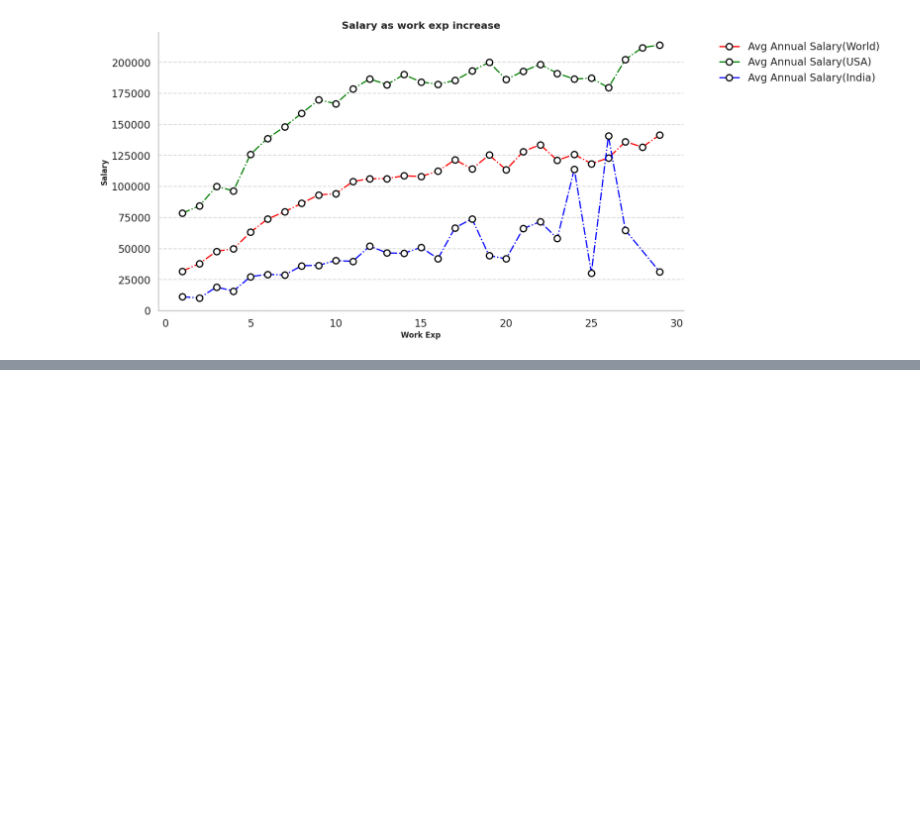
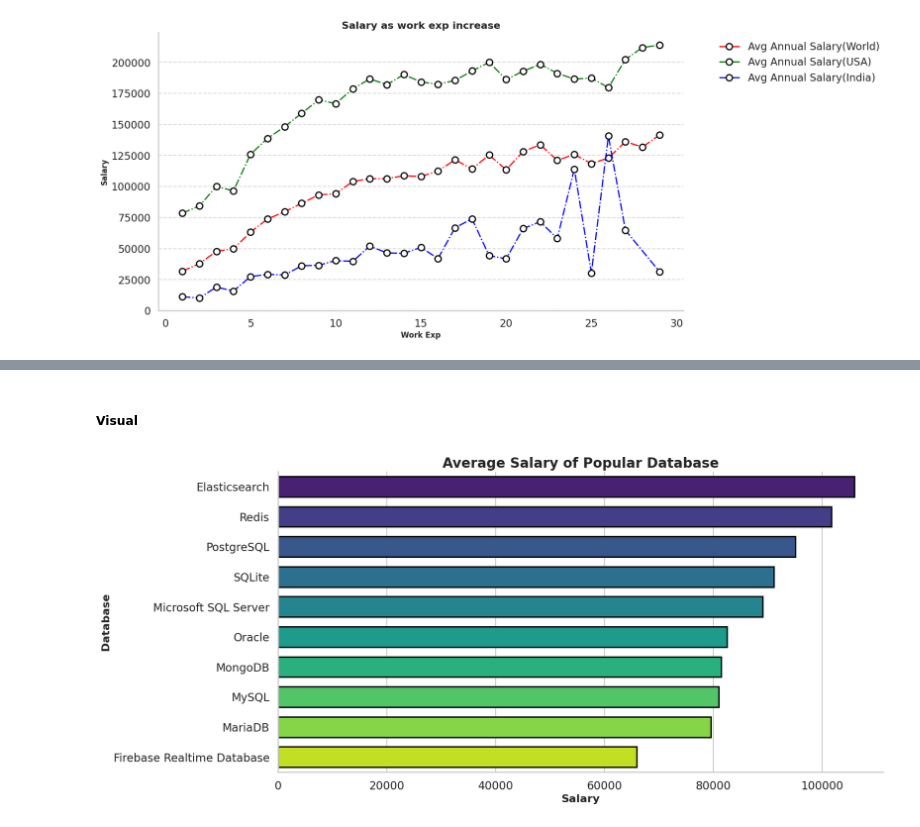
Before and after one commit to vikassinngh123/AI-ML-Learning, a Jupyter notebook: 04-Pandas/03_StackOverflow_Survey_Analysis.ipynb, the cells around one changed output, grey strips where cells are left out. Saved outputs shown, nothing was run; the diff lists cells and outputs as text; code cells hidden in the pictures; blank space fills up the shorter version.

```diff
--- a/04-Pandas/03_StackOverflow_Survey_Analysis.ipynb
+++ b/04-Pandas/03_StackOverflow_Survey_Analysis.ipynb
@@ -177,0 +232,18 @@ plt.show()
+# %%
+popular_databases = [
+    'PostgreSQL', 'MySQL', 'SQLite', 'MongoDB', 'Redis',
+    'Microsoft SQL Server', 'Amazon DynamoDB', 'MariaDB',
+    'Elasticsearch', 'Firebase Realtime Database','Oracle'
+]
+
+database_df=df.dropna(subset=["ConvertedCompYearly","DatabaseHaveWorkedWith"]).copy()
+database_df=database_df[(database_df["ConvertedCompYearly"]>0) & (database_df["ConvertedCompYearly"]<1000000)]
+database_df=database_df[["DatabaseHaveWorkedWith","ConvertedCompYearly"]]
+
+database_df=database_df.assign(Database=database_df['DatabaseHaveWorkedWith'].str.split(';')).explode('Database')
+
+database_df=database_df[database_df['Database'].isin(popular_databases)]
+database_df=database_df.groupby("Database")['ConvertedCompYearly'].mean().reset_index()
+database_df=database_df.sort_values(by='ConvertedCompYearly',ascending=False)
+
+database_df
@@ -177,0 +262,27 @@ plt.show()
+# %% [markdown]
+##### Visual
+# %%
+plt.figure(figsize=(16,8))
+sns.set_theme(style='whitegrid',context='talk')
+
+sns.barplot(
+            data=database_df,
+            x='ConvertedCompYearly',
+            y='Database',
+            hue='Database',
+            palette='viridis',
+            saturation=1,
+            edgecolor='black',
+            linewidth=2,
+            gap=0.15
+)
+
+plt.title("Average Salary of Popular Database",fontsize=20,fontweight='bold')
+plt.xlabel("Salary",fontsize=16,fontweight='bold')
+plt.ylabel("Database",fontsize=16,fontweight='bold')
+
+sns.despine()
+
+plt.show()
+# %% [output]
+[figure, added]
```
Also changed, not shown: parts of 11 cells of this notebook.
